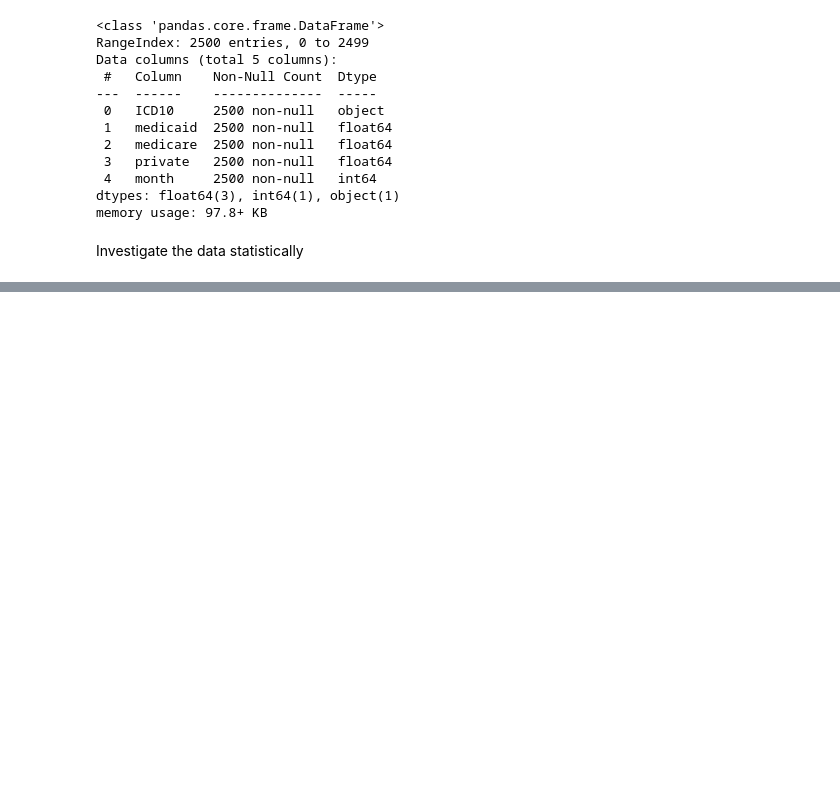
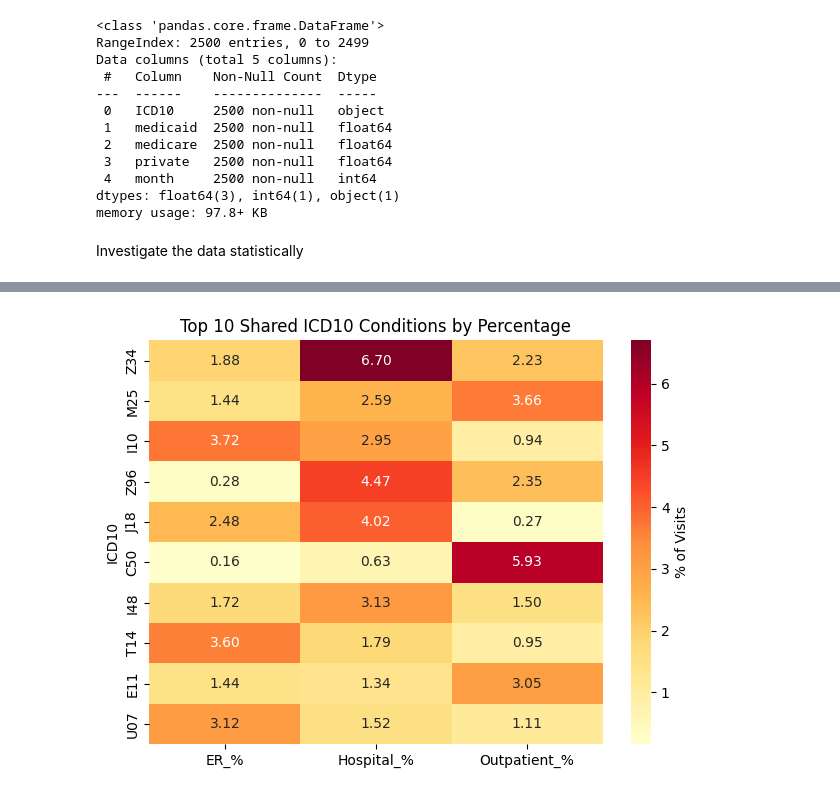
Before and after one commit to mha2112/Insurers, a Jupyter notebook: analysis.ipynb, the cells around one changed output, grey strips where cells are left out. Cells and saved outputs as stored; diff of their text form; code cells hidden in the pictures; blank space fills up the shorter version.

```diff
--- a/analysis.ipynb
+++ b/analysis.ipynb
@@ -110,0 +311,15 @@ data.plot(x= 'ER', 'Hospital', 'Outpatient',y= 2500,1664,20214, kind = 'bar')
+# %%
+
+#heatmap for common conditions
+#only the top conditions
+top_10 = common_condition_percent.head(10).drop(columns='Average_%')
+
+#plot with seaborn
+sns.heatmap(top_10, annot=True,fmt='.2f', cmap='YlOrRd', cbar_kws={'label': '% of Visits'})
+plt.title('Top 10 Shared ICD10 Conditions by Percentage')
+plt.xlabel=('Care Facility')
+plt.ylabel=('ICD10')
+plt.tight_layout()
+plt.show()
+# %% [output]
+[figure, added]
```
Also changed, not shown: parts of 24 cells of this notebook.
